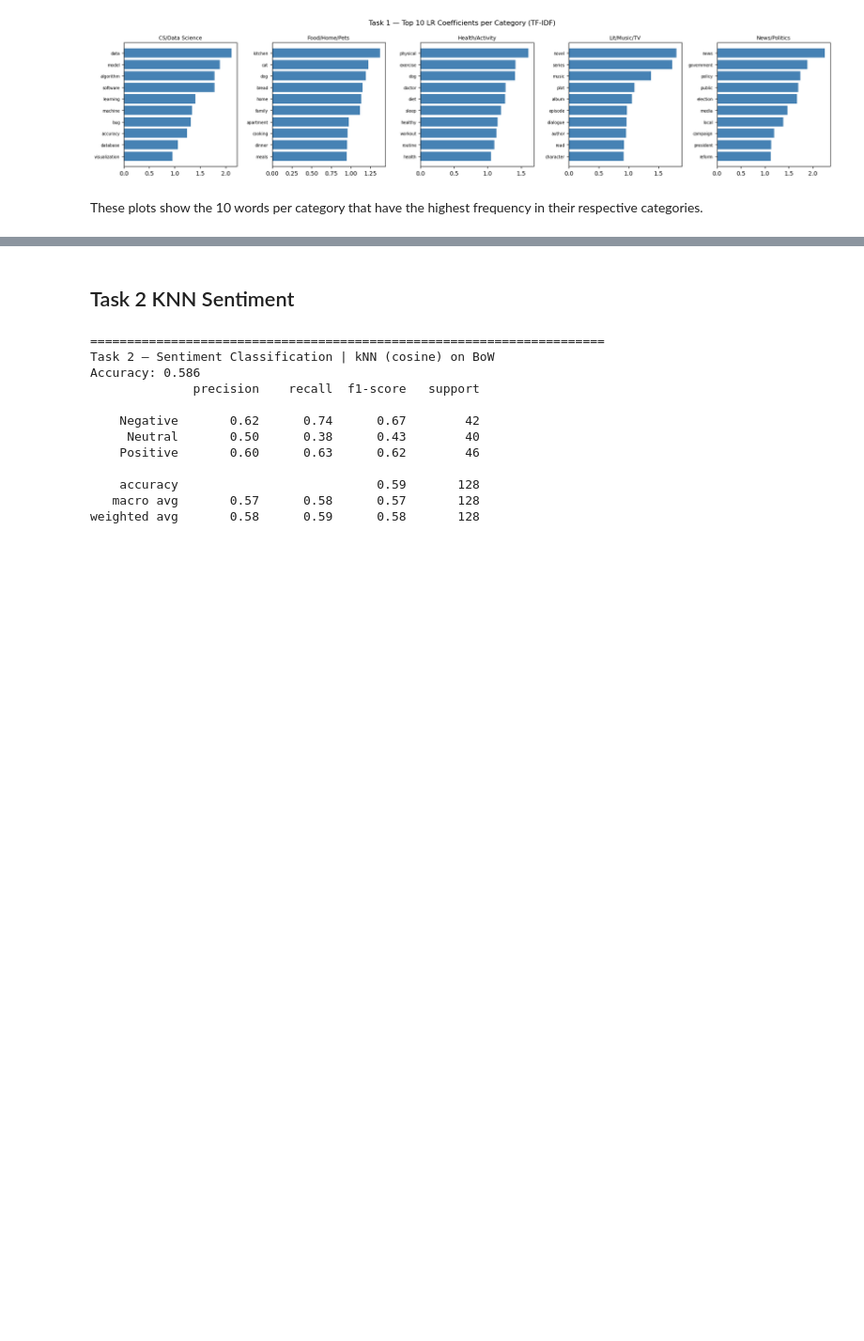
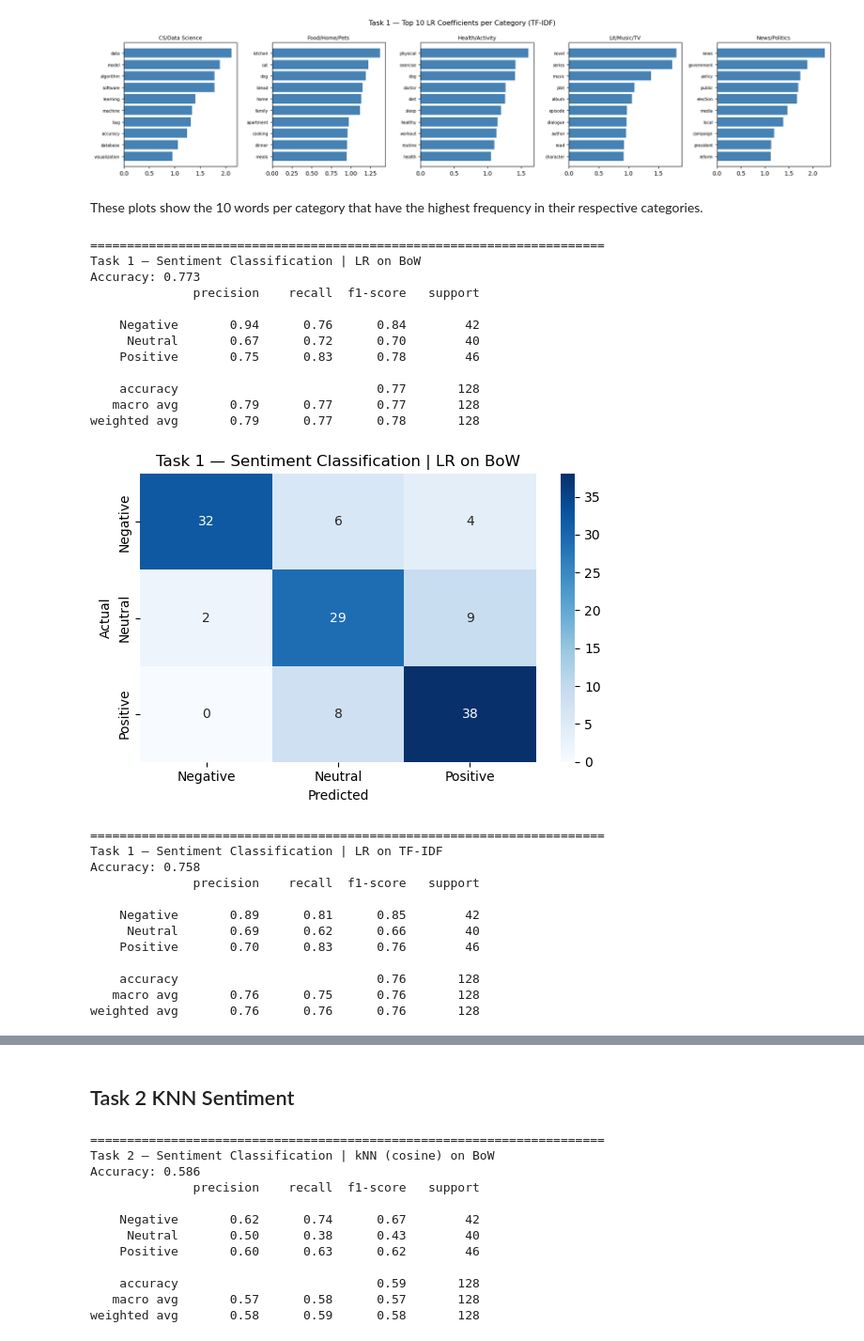
Before and after one commit to avamwilliams/105final, a Jupyter notebook: main.ipynb, the cells around one changed output, grey strips where cells are left out. Shown at 94% size. Cells and saved outputs as stored; diff of their text form; code cells hidden in the pictures; blank space fills up the shorter version.

```diff
--- a/main.ipynb
+++ b/main.ipynb
@@ -341,3 +341,45 @@ plt.show()
 [figure]
 # %% [markdown]
 These plots show the 10 words per category that have the highest frequency in their respective categories.
+# %%
+y_sentiment = df["sentiment"]
+
+# Logistic Regression on BoW
+tasks.append(evaluate_classifier(
+    LogisticRegression(max_iter=1000, random_state=RANDOM_STATE),
+    X_bow, y_sentiment,
+    "Task 1 — Sentiment Classification | LR on BoW"
+))
+
+# Logistic Regression on TF-IDF
+tasks.append(evaluate_classifier(
+    LogisticRegression(max_iter=1000, random_state=RANDOM_STATE),
+    X_tfidf, y_sentiment,
+    "Task 1 — Sentiment Classification | LR on TF-IDF"
+))
+# %% [output]
+======================================================================
+Task 1 — Sentiment Classification | LR on BoW
+Accuracy: 0.773
+              precision    recall  f1-score   support
+
+    Negative       0.94      0.76      0.84        42
+     Neutral       0.67      0.72      0.70        40
+    Positive       0.75      0.83      0.78        46
+
+    accuracy                           0.77       128
+   macro avg       0.79      0.77      0.77       128
+weighted avg       0.79      0.77      0.78       128
+[figure, added]
+======================================================================
+Task 1 — Sentiment Classification | LR on TF-IDF
+Accuracy: 0.758
+              precision    recall  f1-score   support
+
+    Negative       0.89      0.81      0.85        42
+     Neutral       0.69      0.62      0.66        40
+    Positive       0.70      0.83      0.76        46
+
+    accuracy                           0.76       128
+   macro avg       0.76      0.75      0.76       128
+weighted avg       0.76      0.76      0.76       128
```
Also changed, not shown: parts of 10 cells of this notebook.
